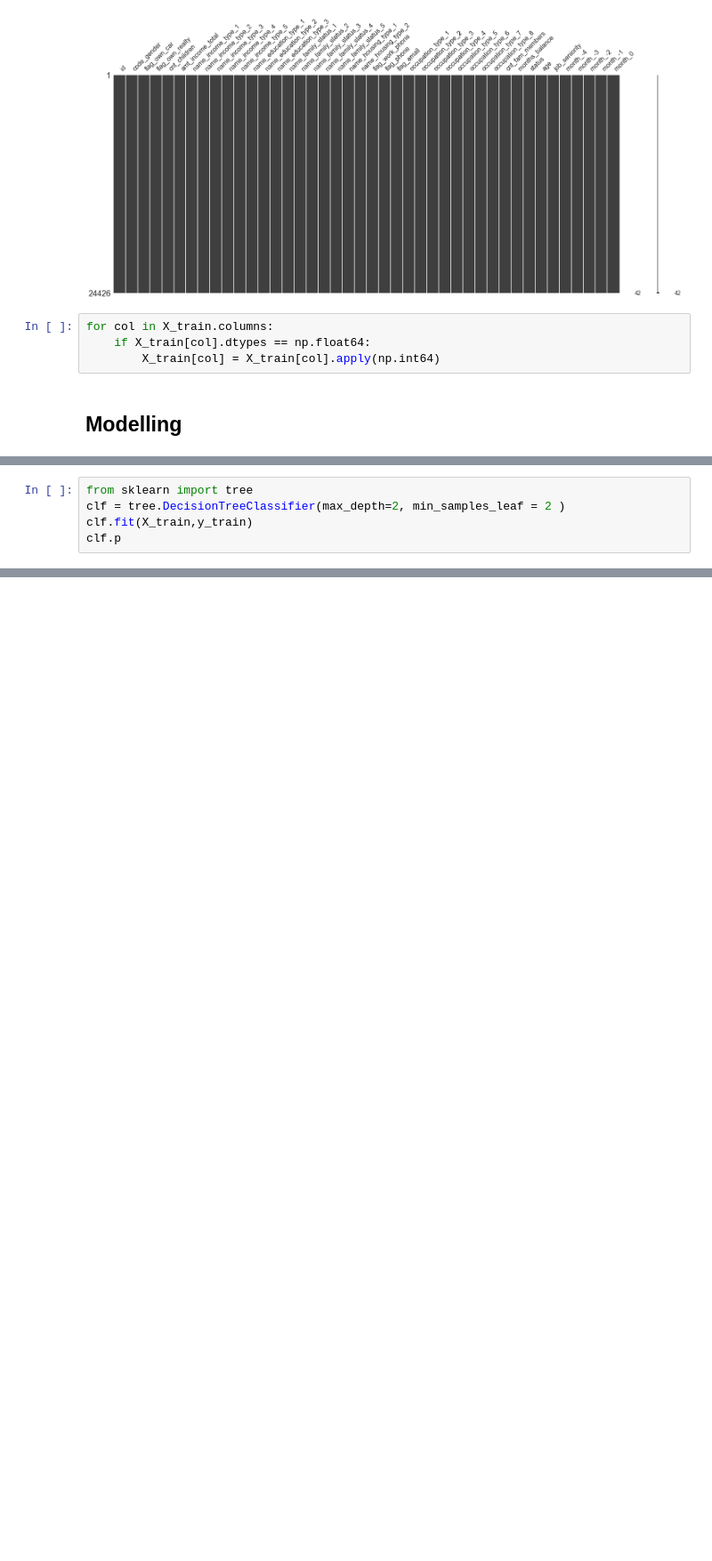
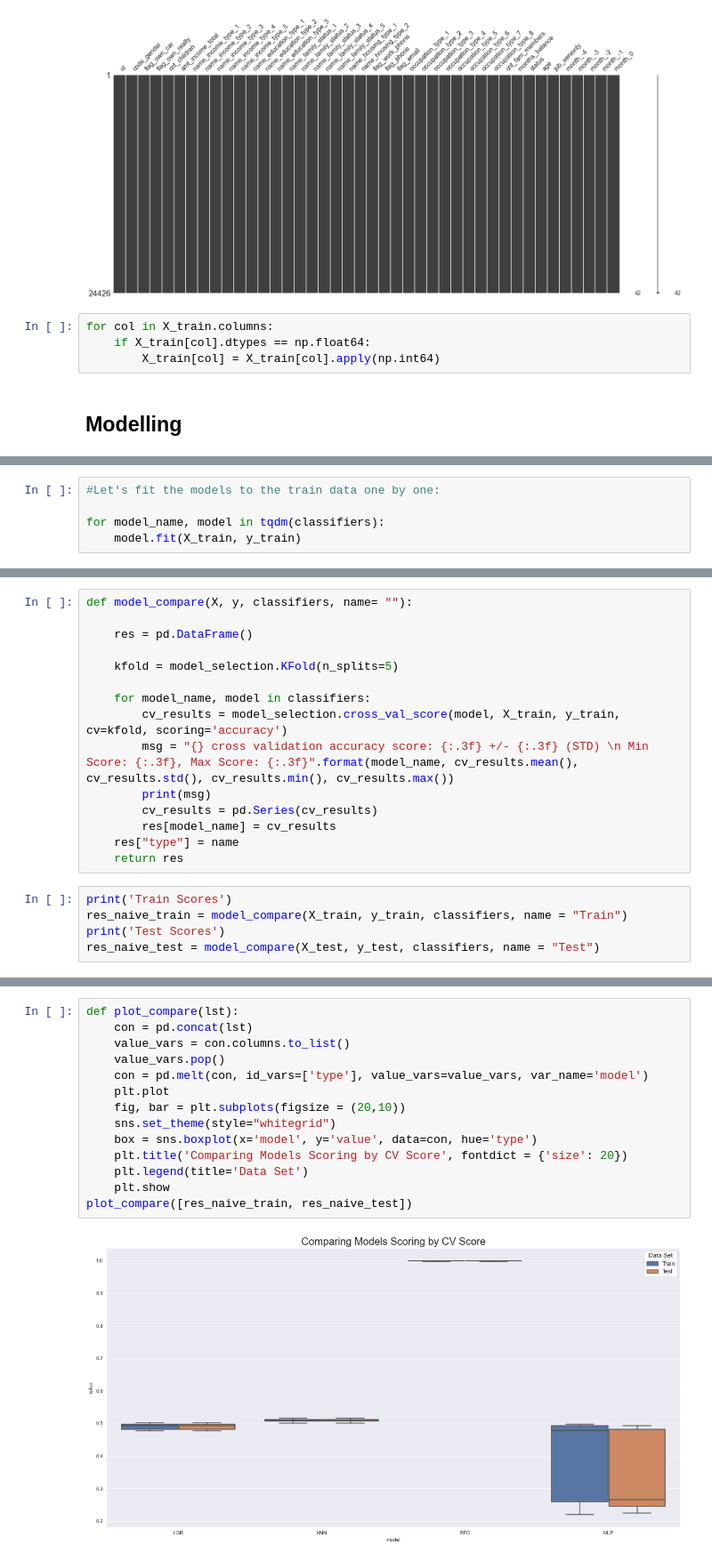
Before and after one commit to tamarshnirer/cc_aproval, a Jupyter notebook: project.ipynb, the cells around one changed output, grey strips where cells are left out. Shown at 89% size. Cells and saved outputs as stored; diff of their text form; blank space fills up the shorter version.

```diff
--- a/project.ipynb
+++ b/project.ipynb
@@ -670,5 +636,0 @@ X_train[col] = X_train[col].apply(np.int64)
-# %%
-from sklearn import tree
-clf = tree.DecisionTreeClassifier(max_depth=2, min_samples_leaf = 2 )
-clf.fit(X_train,y_train)
-clf.p
@@ -688,0 +644,5 @@ clf.get_depth()
+# %%
+#Let's fit the models to the train data one by one:
+
+for model_name, model in tqdm(classifiers):
+    model.fit(X_train, y_train)
@@ -688,0 +657,20 @@ clf.get_depth()
+# %%
+def model_compare(X, y, classifiers, name= ""):
+
+    res = pd.DataFrame()
+
+    kfold = model_selection.KFold(n_splits=5)
+
+    for model_name, model in classifiers:
+        cv_results = model_selection.cross_val_score(model, X_train, y_train, cv=kfold, scoring='accuracy')
+        msg = "{} cross validation accuracy score: {:.3f} +/- {:.3f} (STD) \n Min Score: {:.3f}, Max Score: {:.3f}".format(model_name, cv_results.mean(), cv_results.std(), cv_results.min(), cv_results.max())
+        print(msg)
+        cv_results = pd.Series(cv_results)
+        res[model_name] = cv_results
+    res["type"] = name
+    return res
+# %%
+print('Train Scores')
+res_naive_train = model_compare(X_train, y_train, classifiers, name = "Train")
+print('Test Scores')
+res_naive_test = model_compare(X_test, y_test, classifiers, name = "Test")
@@ -688,0 +730,16 @@ clf.get_depth()
+# %%
+def plot_compare(lst):
+    con = pd.concat(lst)
+    value_vars = con.columns.to_list()
+    value_vars.pop()
+    con = pd.melt(con, id_vars=['type'], value_vars=value_vars, var_name='model')
+    plt.plot
+    fig, bar = plt.subplots(figsize = (20,10))
+    sns.set_theme(style="whitegrid")
+    box = sns.boxplot(x='model', y='value', data=con, hue='type')
+    plt.title('Comparing Models Scoring by CV Score', fontdict = {'size': 20})
+    plt.legend(title='Data Set')
+    plt.show
+plot_compare([res_naive_train, res_naive_test])
+# %% [output]
+[figure, added]
```
Also changed, not shown: parts of 41 cells of this notebook.
